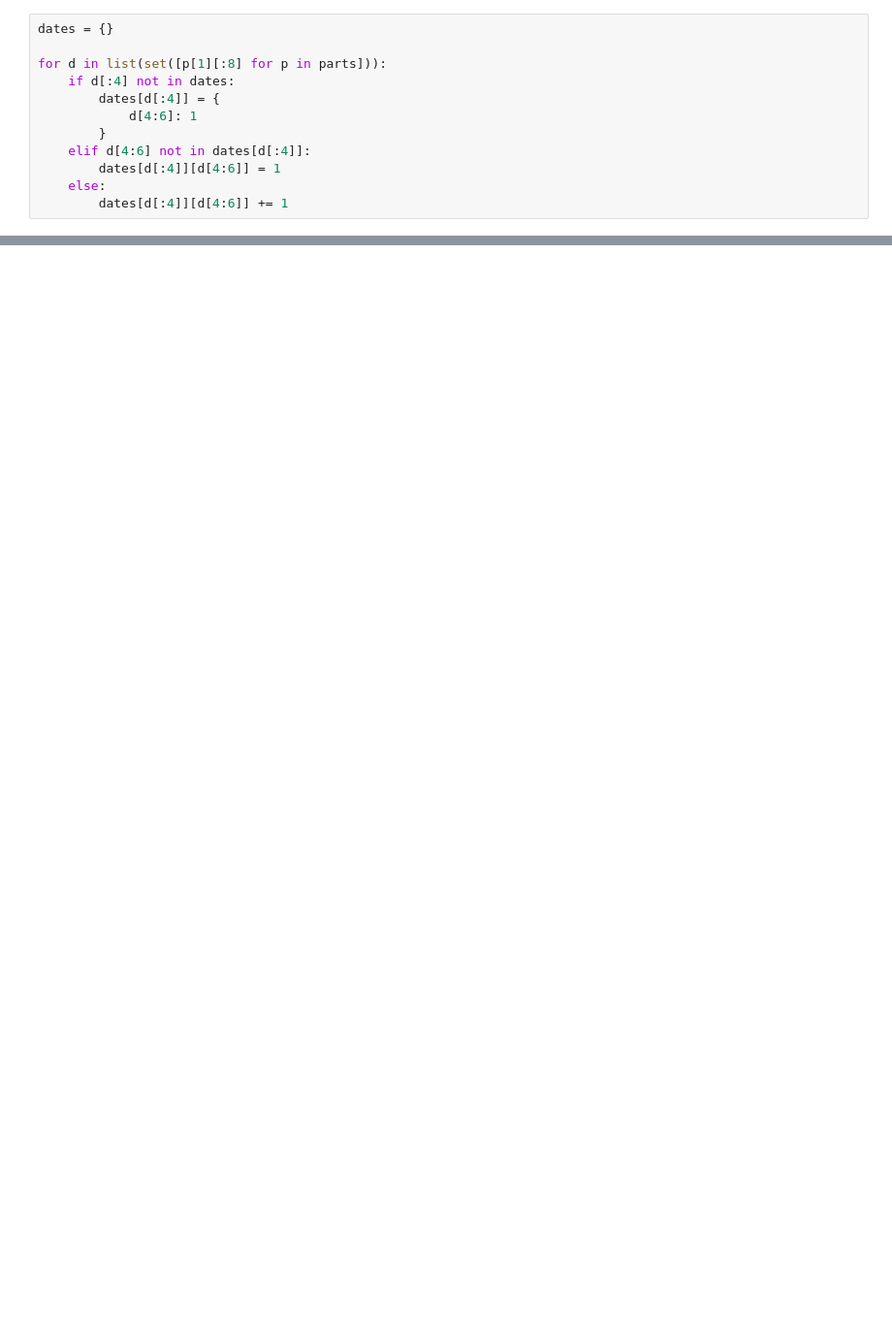
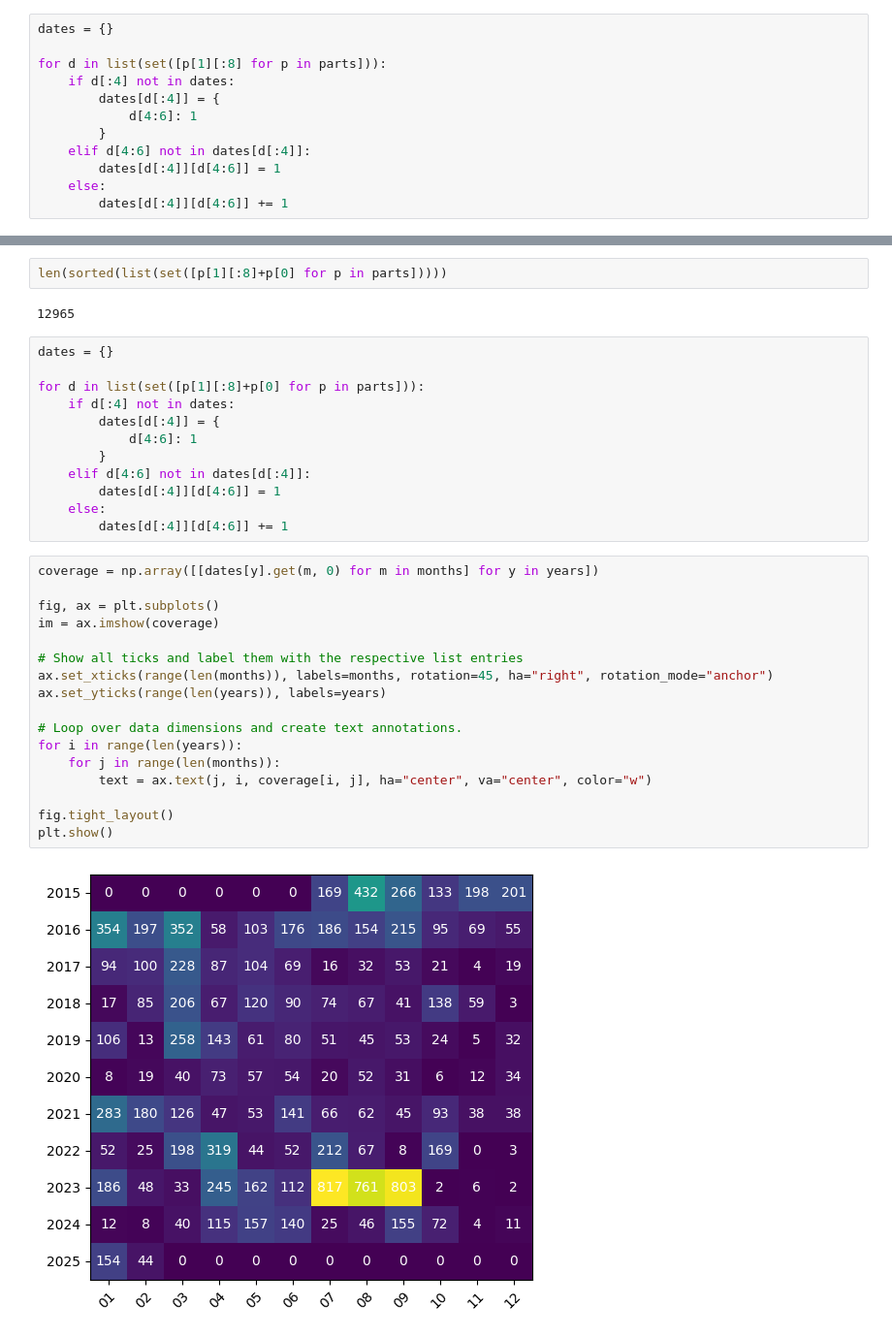
Before and after one commit to kristapsbe/bulbulis, a Jupyter notebook: notebooks/20250404_date_verif.ipynb, the cells around one changed output, grey strips where cells are left out. Shown at 97% size. Saved outputs shown, nothing was run; the diff lists cells and outputs as text; blank space fills up the shorter version.

Commit message:
per cell coverage

```diff
--- a/notebooks/20250404_date_verif.ipynb
+++ b/notebooks/20250404_date_verif.ipynb
@@ -63,0 +64,35 @@ plt.show()
+# %%
+len(sorted(list(set([p[1][:8]+p[0] for p in parts]))))
+# %% [output]
+12965
+# %%
+dates = {}
+
+for d in list(set([p[1][:8]+p[0] for p in parts])):
+    if d[:4] not in dates:
+        dates[d[:4]] = {
+            d[4:6]: 1
+        }
+    elif d[4:6] not in dates[d[:4]]:
+        dates[d[:4]][d[4:6]] = 1
+    else:
+        dates[d[:4]][d[4:6]] += 1
+# %%
+coverage = np.array([[dates[y].get(m, 0) for m in months] for y in years])
+
+fig, ax = plt.subplots()
+im = ax.imshow(coverage)
+
+# Show all ticks and label them with the respective list entries
+ax.set_xticks(range(len(months)), labels=months, rotation=45, ha="right", rotation_mode="anchor")
+ax.set_yticks(range(len(years)), labels=years)
+
+# Loop over data dimensions and create text annotations.
+for i in range(len(years)):
+    for j in range(len(months)):
+        text = ax.text(j, i, coverage[i, j], ha="center", va="center", color="w")
+
+fig.tight_layout()
+plt.show()
+# %% [output]
+[figure, added]
```
Also changed, not shown: parts of 4 cells of this notebook.
